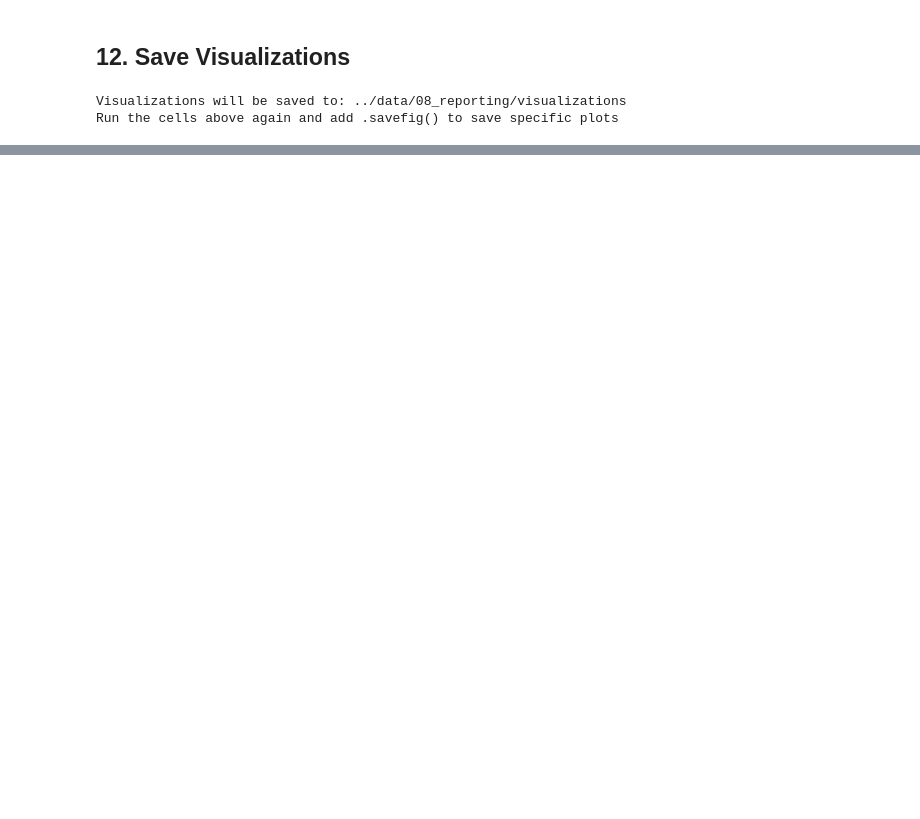
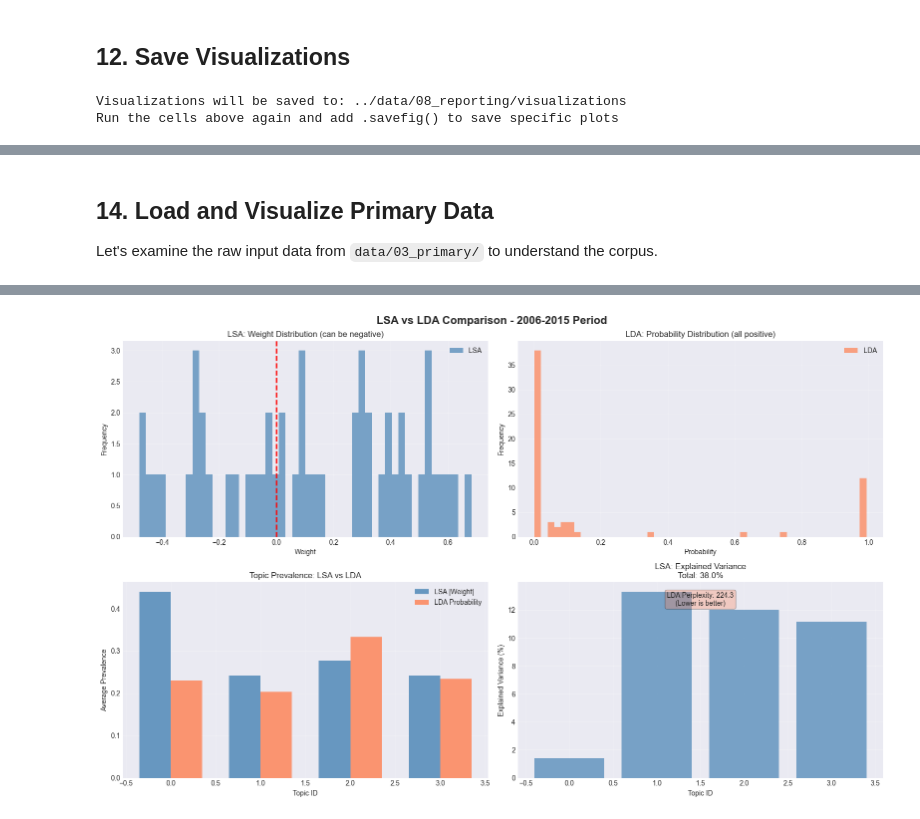
Before and after one commit to eslywadan/lsa-markus, a Jupyter notebook: notebooks/01_visualize_results.ipynb, the cells around one changed output, grey strips where cells are left out. Cells and saved outputs as stored; diff of their text form; code cells hidden in the pictures; blank space fills up the shorter version.

```diff
--- a/notebooks/01_visualize_results.ipynb
+++ b/notebooks/01_visualize_results.ipynb
@@ -401,0 +783,79 @@ Run the cells above again and add .savefig() to save specific plots
+# %% [markdown]
+## 14. Load and Visualize Primary Data
+
+Let's examine the raw input data from `data/03_primary/` to understand the corpus.
+# %%
+# Compare Topic 0 (Background Context) between LSA and LDA for 2006-2015
+fig, axes = plt.subplots(2, 2, figsize=(16, 10))
+fig.suptitle('LSA vs LDA Comparison - 2006-2015 Period', fontsize=16, fontweight='bold')
+
+# Get document-topic data
+lsa_doc_topics_2006 = lsa_2006['doc_topics'].filter(regex='^topic_')
+lda_doc_topics_2006 = lda_2006['doc_topics'].filter(regex='^topic_')
+
+# 1. Weight/Probability Distribution Comparison
+axes[0, 0].hist(lsa_doc_topics_2006.values.flatten(), bins=50, alpha=0.7, label='LSA', color='steelblue')
+axes[0, 0].axvline(x=0, color='red', linestyle='--', linewidth=2)
+axes[0, 0].set_xlabel('Weight')
+axes[0, 0].set_ylabel('Frequency')
+axes[0, 0].set_title('LSA: Weight Distribution (can be negative)')
+axes[0, 0].legend()
+axes[0, 0].grid(True, alpha=0.3)
+
+axes[0, 1].hist(lda_doc_topics_2006.values.flatten(), bins=50, alpha=0.7, label='LDA', color='coral')
+axes[0, 1].set_xlabel('Probability')
+axes[0, 1].set_ylabel('Frequency')
+axes[0, 1].set_title('LDA: Probability Distribution (all positive)')
+axes[0, 1].legend()
+axes[0, 1].grid(True, alpha=0.3)
+
+# 2. Topic Prevalence Comparison
+lsa_prevalence = lsa_doc_topics_2006.abs().mean()
+lda_prevalence = lda_doc_topics_2006.mean()
+
+# Use the minimum length to ensure compatibility
+n_topics = min(len(lsa_prevalence), len(lda_prevalence), len(lsa_2006['explained_variance']))
+x = np.arange(n_topics)
+width = 0.35
+
+# Ensure we only use matching lengths
+lsa_prev_plot = lsa_prevalence[:n_topics]
+lda_prev_plot = lda_prevalence[:n_topics]
+
+axes[1, 0].bar(x - width/2, lsa_prev_plot, width, label='LSA |Weight|', alpha=0.8, color='steelblue')
+axes[1, 0].bar(x + width/2, lda_prev_plot, width, label='LDA Probability', alpha=0.8, color='coral')
+axes[1, 0].set_xlabel('Topic ID')
+axes[1, 0].set_ylabel('Average Prevalence')
+axes[1, 0].set_title('Topic Prevalence: LSA vs LDA')
+axes[1, 0].legend()
+axes[1, 0].grid(True, alpha=0.3)
+
+# 3. Explained Variance (LSA) vs Perplexity Note (LDA)
+explained_var = lsa_2006['explained_variance'][:n_topics]
+axes[1, 1].bar(range(n_topics), explained_var * 100, color='steelblue', alpha=0.7)
+axes[1, 1].set_xlabel('Topic ID')
+axes[1, 1].set_ylabel('Explained Variance (%)')
+axes[1, 1].set_title(f'LSA: Explained Variance\nTotal: {lsa_2006["total_variance_explained"]:.1%}')
+axes[1, 1].grid(True, alpha=0.3)
+
+# Add text annotation for LDA
+axes[1, 1].text(0.5, 0.95,
+                f'LDA Perplexity: {lda_2006["perplexity"]:.1f}\n(Lower is better)',
+                transform=axes[1, 1].transAxes,
+                bbox=dict(boxstyle='round', facecolor='coral', alpha=0.3),
+                verticalalignment='top',
+                horizontalalignment='center')
+
+plt.tight_layout()
+plt.show()
+
+print("\n📊 Key Differences:")
+print("=" * 60)
+print("LSA: Uses TF-IDF (emphasizes rare/distinctive terms)")
+print("     Can have negative weights (bidirectional topics)")
+print(f"     Total variance explained: {lsa_2006['total_variance_explained']:.2%}")
+print()
+print("LDA: Uses raw counts (all terms weighted equally)")
+print("     All positive probabilities (sum to 1.0)")
+print(f"     Perplexity: {lda_2006['perplexity']:.2f}")
+# %% [output]
@@ -401,0 +863 @@ Run the cells above again and add .savefig() to save specific plots
+[figure, added]
```
Also changed, not shown: parts of 21 cells of this notebook, 35 other files.
